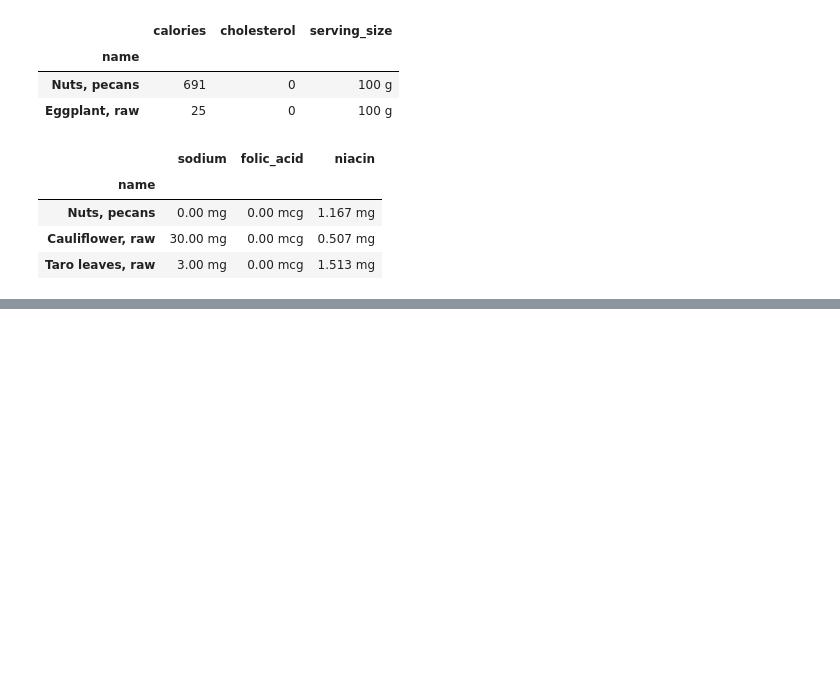
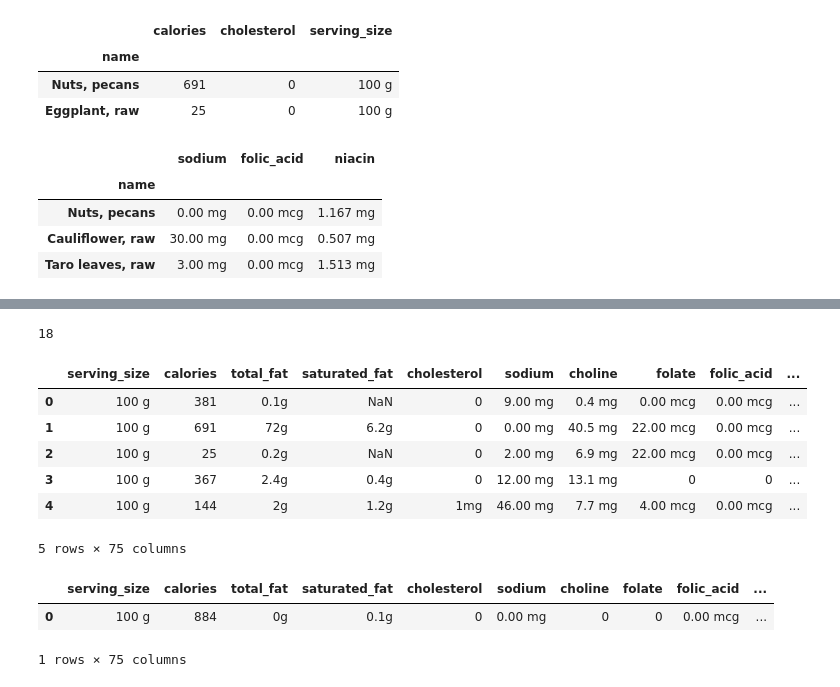
Before and after one commit to bartosz-bear/notebooks, a Jupyter notebook: sandbox/sandbox.ipynb, the cells around one changed output, grey strips where cells are left out. Saved outputs shown, nothing was run; the diff lists cells and outputs as text; code cells hidden in the pictures; blank space fills up the shorter version.

```diff
--- a/sandbox/sandbox.ipynb
+++ b/sandbox/sandbox.ipynb
@@ -1226,0 +1275,20 @@ nutrition.iloc[[1, 5, 6], [5,8,9]]
+# %%
+b
+# %% [output]
+18
+# %%
+nutrition.head()
+# %% [output]
+|  | serving_size | calories | total_fat | saturated_fat | cholesterol | sodium | choline | folate | folic_acid | ... |
+| 0 | 100 g | 381 | 0.1g | NaN | 0 | 9.00 mg | 0.4 mg | 0.00 mcg | 0.00 mcg | ... |
+| 1 | 100 g | 691 | 72g | 6.2g | 0 | 0.00 mg | 40.5 mg | 22.00 mcg | 0.00 mcg | ... |
+| 2 | 100 g | 25 | 0.2g | NaN | 0 | 2.00 mg | 6.9 mg | 22.00 mcg | 0.00 mcg | ... |
+| 3 | 100 g | 367 | 2.4g | 0.4g | 0 | 12.00 mg | 13.1 mg | 0 | 0 | ... |
+| 4 | 100 g | 144 | 2g | 1.2g | 1mg | 46.00 mg | 7.7 mg | 4.00 mcg | 0.00 mcg | ... |
+5 rows × 75 columns
+# %%
+nutrition.mode()
+# %% [output]
+|  | serving_size | calories | total_fat | saturated_fat | cholesterol | sodium | choline | folate | folic_acid | ... |
+| 0 | 100 g | 884 | 0g | 0.1g | 0 | 0.00 mg | 0 | 0 | 0.00 mcg | ... |
+1 rows × 75 columns
```
Also changed, not shown: parts of 80 cells of this notebook, 3 other files.
